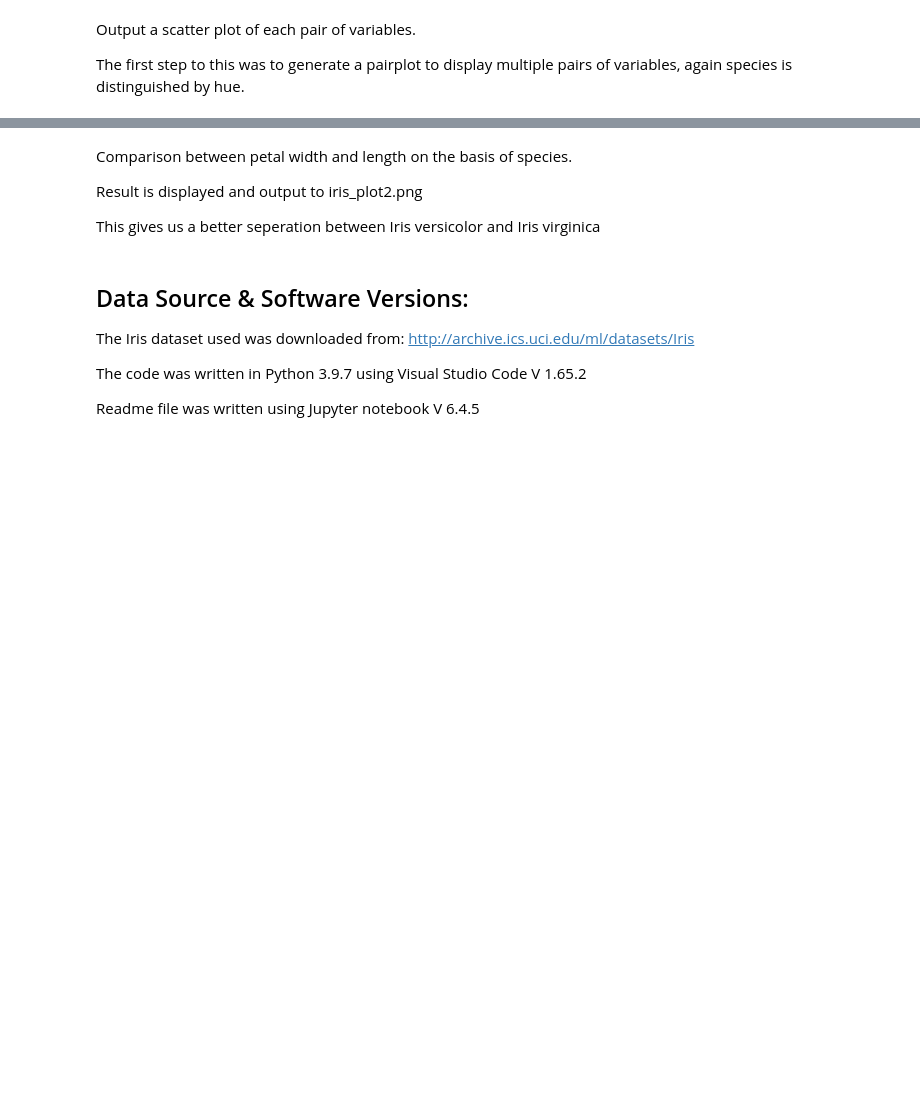
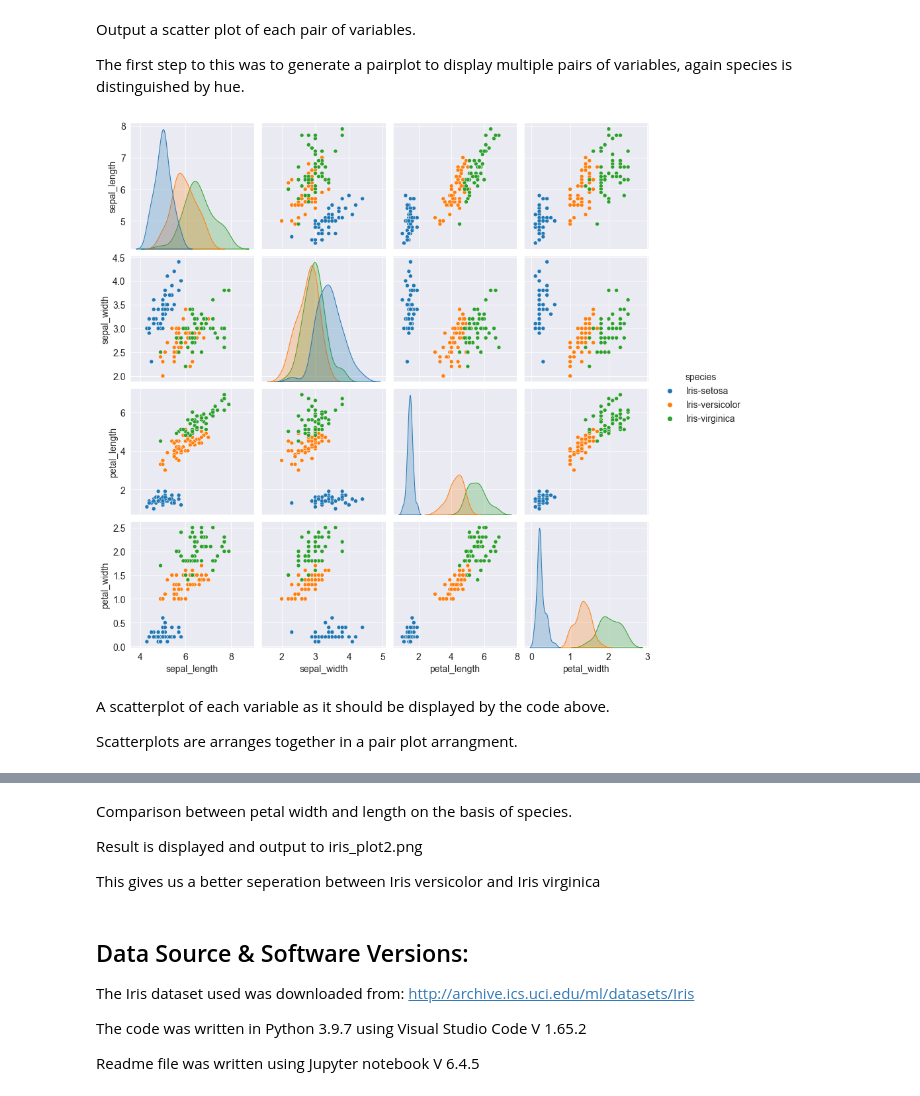
Before and after one commit to JScarry/-pands-project, a Jupyter notebook: README.ipynb, the cells around one changed output, grey strips where cells are left out. Saved outputs shown, nothing was run; the diff lists cells and outputs as text; code cells hidden in the pictures; blank space fills up the shorter version.

```diff
--- a/README.ipynb
+++ b/README.ipynb
@@ -204,6 +228,36 @@ A histogram of each variable as it should be displayed by the code above.
 Output a scatter plot of each pair of variables.
 
 The first step to this was to generate a pairplot to display multiple pairs of variables, again species is distinguished by hue.
+# %%
+import pandas as pd
+#import numpy as np
+import matplotlib
+#from matplotlib import rcParams
+import matplotlib.pyplot as plt
+import seaborn as sns
+import time
+
+sns.set_style('darkgrid') #add a dark grid to the background of the plot
+matplotlib.rcParams['font.size'] = 14
+matplotlib.rcParams['figure.figsize'] = (8, 4)
+matplotlib.rcParams['figure.facecolor'] = '#00000000'
+
+
+iris_df = pd.read_csv('IRIS.csv') #creating the data frame iris_df by reading in the file from the directory with pandas and
+                                    #assigning it the variable iris_df
+#iris_df = sns.load_dataset("iris") #load iris dataset directly from seaborn
+
+
+sns.pairplot(data = iris_df,hue="species",height=3)
+plt.savefig("variables_pairplot.png") #save the figure in the directory as a .png file
+plt.show()
+plt.close()
+# %% [output]
+[figure, added]
+# %% [markdown]
+A scatterplot of each variable as it should be displayed by the code above.
+
+Scatterplots are arranges together in a pair plot arrangment.
 # %% [markdown]
 ![variables_pairplot.png](attachment:variables_pairplot.png)
 # %% [markdown]
```
Also changed, not shown: parts of 9 cells of this notebook, 3 other files.
